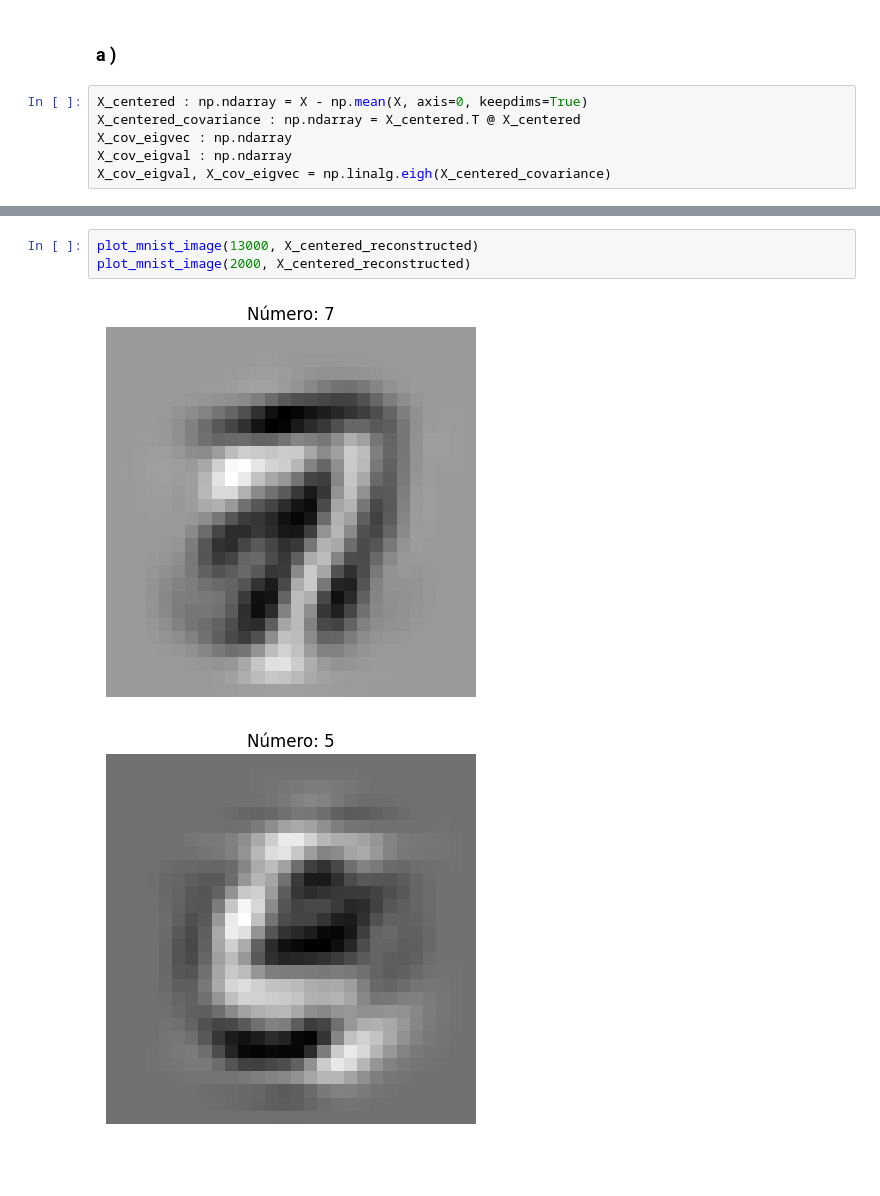
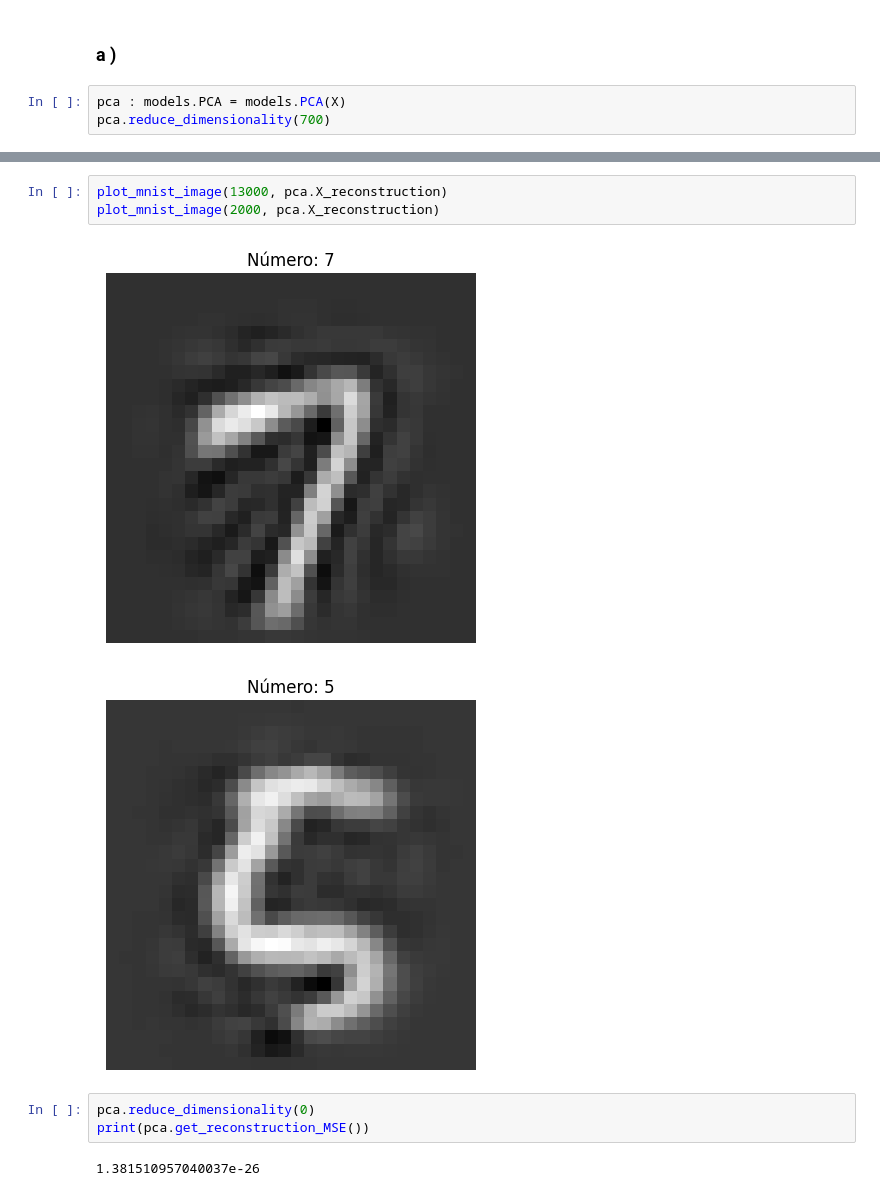
Before and after one commit to NazaGonella/TP04-machine-learning, a Jupyter notebook: Gonella_Nazareno_Notebook_TP4_2.ipynb, the cells around one changed output, grey strips where cells are left out. Drawn from its saved outputs; the diff is of its cells as text; blank space fills up the shorter version.

```diff
--- a/Gonella_Nazareno_Notebook_TP4_2.ipynb
+++ b/Gonella_Nazareno_Notebook_TP4_2.ipynb
@@ -46,8 +46,5 @@ plot_mnist_image(2000, X)
 # %% [markdown]
 ### a )
 # %%
-X_centered : np.ndarray = X - np.mean(X, axis=0, keepdims=True)
-X_centered_covariance : np.ndarray = X_centered.T @ X_centered
-X_cov_eigvec : np.ndarray
-X_cov_eigval : np.ndarray
-X_cov_eigval, X_cov_eigvec = np.linalg.eigh(X_centered_covariance)
+pca : models.PCA = models.PCA(X)
+pca.reduce_dimensionality(700)
@@ -69,6 +51,11 @@ X_centered_reconstructed : np.ndarray = X_low_dim @ X_cov_top_eigvec.T
 # %%
-plot_mnist_image(13000, X_centered_reconstructed)
-plot_mnist_image(2000, X_centered_reconstructed)
+plot_mnist_image(13000, pca.X_reconstruction)
+plot_mnist_image(2000, pca.X_reconstruction)
 # %% [output]
-[figure, old version]
+[figure, new version]
-[figure, old version]
+[figure, new version]
+# %%
+pca.reduce_dimensionality(0)
+print(pca.get_reconstruction_MSE())
+# %% [output]
+1.381510957040037e-26
```
Also changed, not shown: parts of 4 cells of this notebook, 3 other files.
